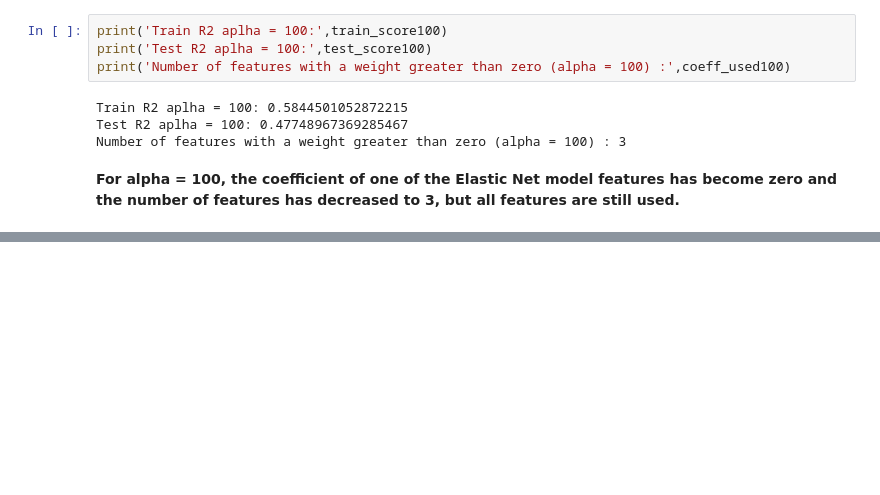
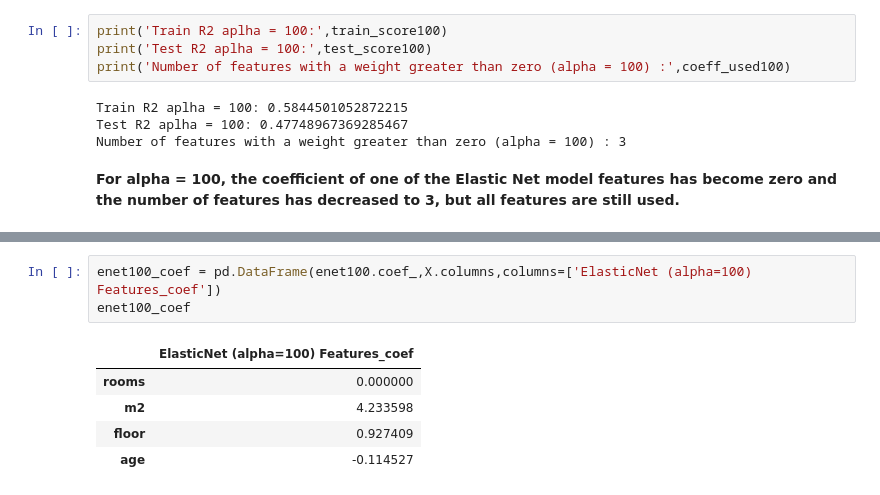
Before and after one commit to batuhanmtl/Machine-Learning, a Jupyter notebook: Supervised Learning/Model Regularization/Regularization.ipynb, the cells around one changed output, grey strips where cells are left out. Drawn from its saved outputs; the diff is of its cells as text; blank space fills up the shorter version.

```diff
--- a/Supervised Learning/Model Regularization/Regularization.ipynb
+++ b/Supervised Learning/Model Regularization/Regularization.ipynb
@@ -320,0 +378,9 @@ Number of features with a weight greater than zero (alpha = 100) : 3
+# %%
+enet100_coef = pd.DataFrame(enet100.coef_,X.columns,columns=['ElasticNet (alpha=100) Features_coef'])
+enet100_coef
+# %% [output]
+|  | ElasticNet (alpha=100) Features_coef |
+| rooms | 0.000000 |
+| m2 | 4.233598 |
+| floor | 0.927409 |
+| age | -0.114527 |
```
Also changed, not shown: parts of 8 cells of this notebook.
